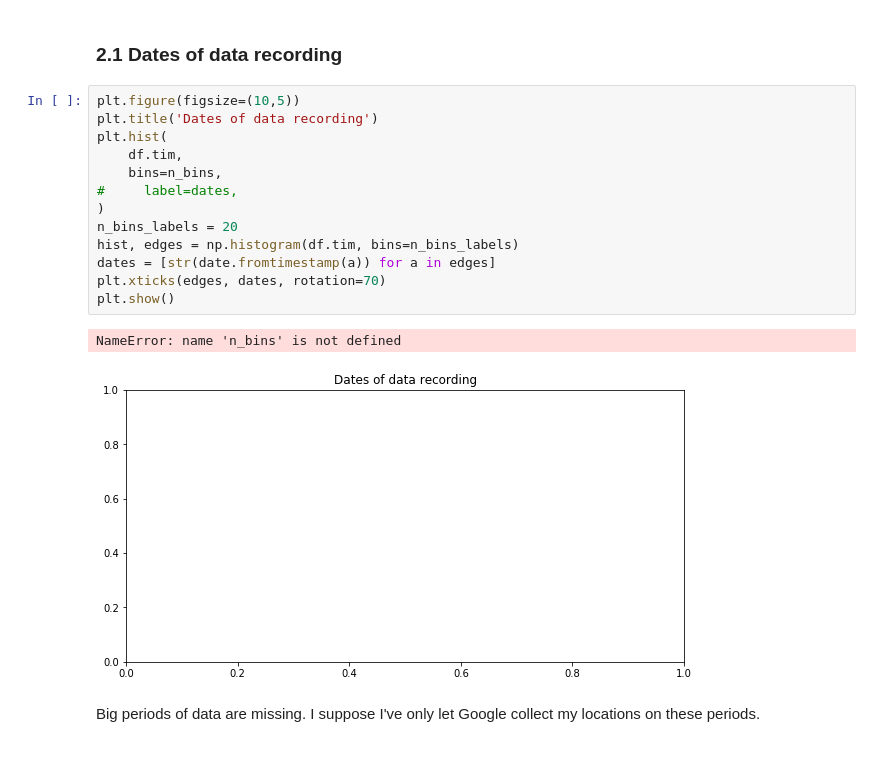
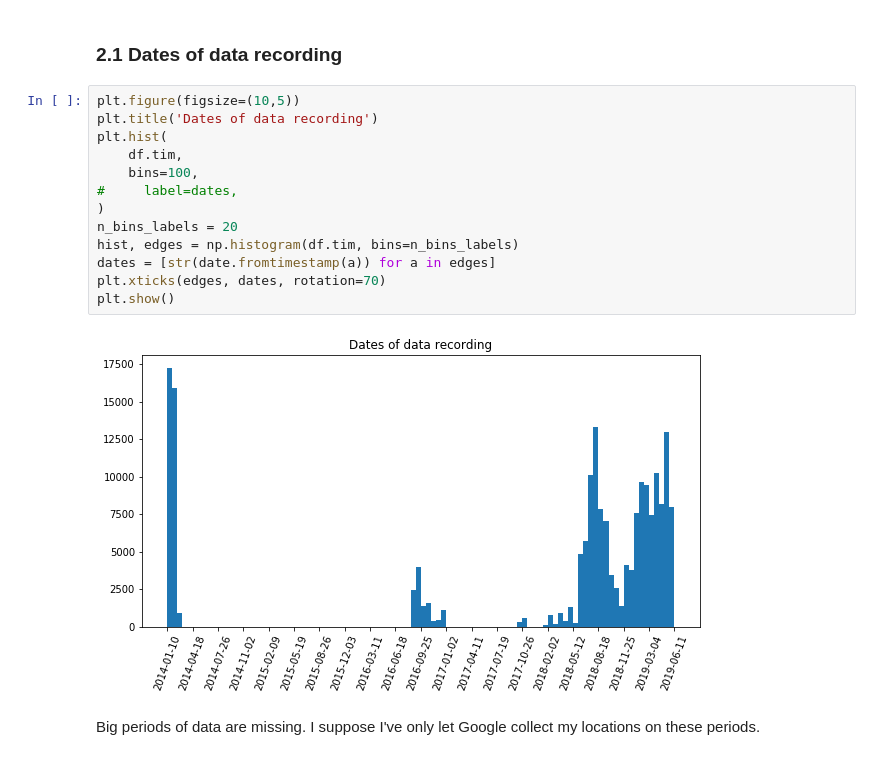
Before and after one commit to louissalome/What-Google-knows-about-me, a Jupyter notebook: 1_What_Google_knows_about_me_MAPS.ipynb, the cells around one changed output. Drawn from its saved outputs; the diff is of its cells as text.

```diff
--- a/1_What_Google_knows_about_me_MAPS.ipynb
+++ b/1_What_Google_knows_about_me_MAPS.ipynb
@@ -118,19 +118,18 @@ Dataframe of 188096 locations loaded.
 # %%
 plt.figure(figsize=(10,5))
 plt.title('Dates of data recording')
 plt.hist(
     df.tim,
-    bins=n_bins,
+    bins=100,
 #     label=dates,
 )
 n_bins_labels = 20
 hist, edges = np.histogram(df.tim, bins=n_bins_labels)
 dates = [str(date.fromtimestamp(a)) for a in edges]
 plt.xticks(edges, dates, rotation=70)
 plt.show()
 # %% [output]
-NameError: name 'n_bins' is not defined
-[figure, old version]
+[figure, new version]
 # %% [markdown]
 Big periods of data are missing. I suppose I've only let Google collect my locations on these periods.
 # %% [markdown]
```
Also changed, not shown: parts of 2 cells of this notebook, 1 other file.
